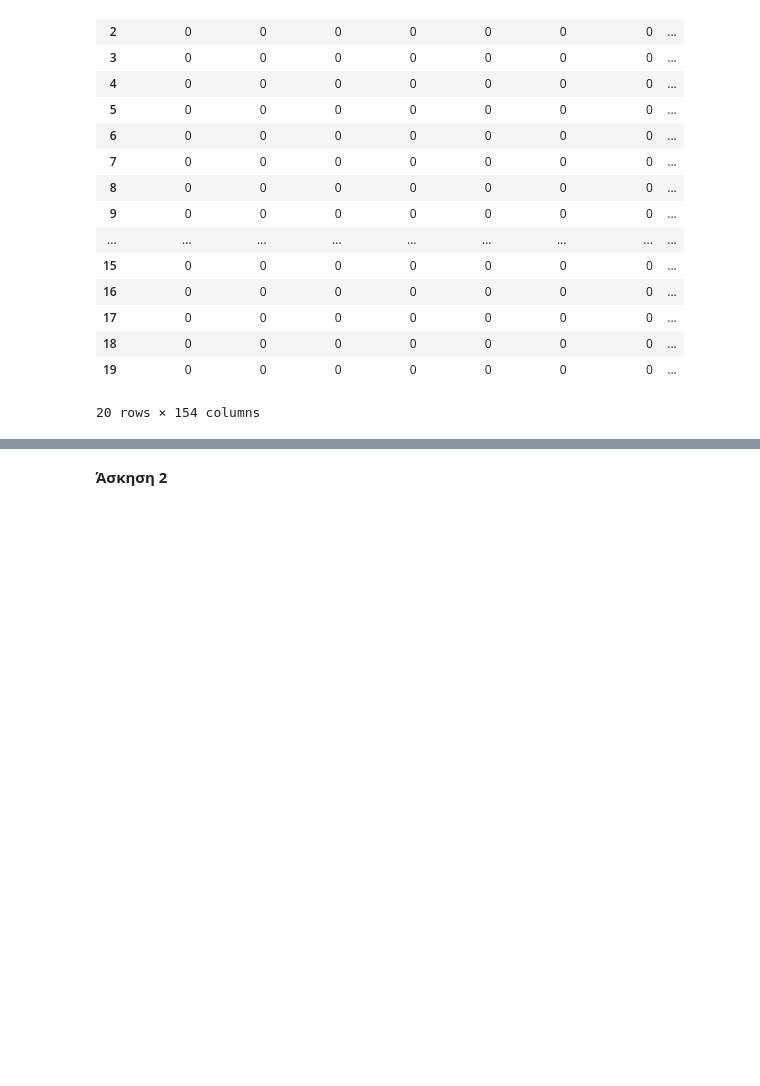
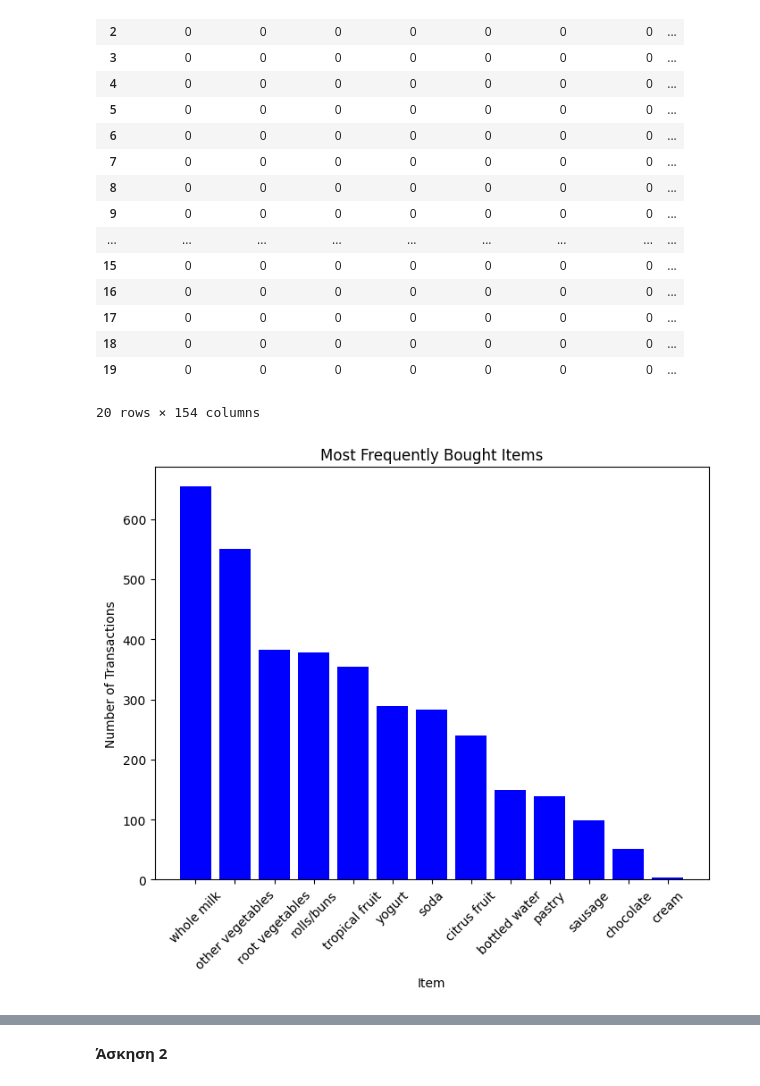
Before and after one commit to Erofili-K/BI-BA, a Jupyter notebook: BI_Ask1.ipynb, the cells around one changed output, grey strips where cells are left out. Cells and saved outputs as stored; diff of their text form; code cells hidden in the pictures; blank space fills up the shorter version.

```diff
--- a/BI_Ask1.ipynb
+++ b/BI_Ask1.ipynb
@@ -153,3 +170,17 @@ binary_ds.head(n=20)
 | 18 | 0 | 0 | 0 | 0 | 0 | 0 | 0 | ... |
 | 19 | 0 | 0 | 0 | 0 | 0 | 0 | 0 | ... |
 20 rows × 154 columns
+# %%
+# Υπολογίζουμε τον αριθμό των αγορών που περιλαμβάνουν το κάθε προϊόν
+counts = binary_ds.sum().sort_values(ascending=False)[:169]
+
+# Δημιουργούμε το διάγραμμα αναλογιών
+fig, ax = plt.subplots(figsize=(8,6))
+ax.bar(counts.index, counts.values, color='blue')
+ax.set_title('Most Frequently Bought Items')
+ax.set_xlabel('Item')
+ax.set_ylabel('Number of Transactions')
+plt.xticks(rotation=45)
+plt.show()
+# %% [output]
+[figure, added]
```
Also changed, not shown: parts of 6 cells of this notebook.
